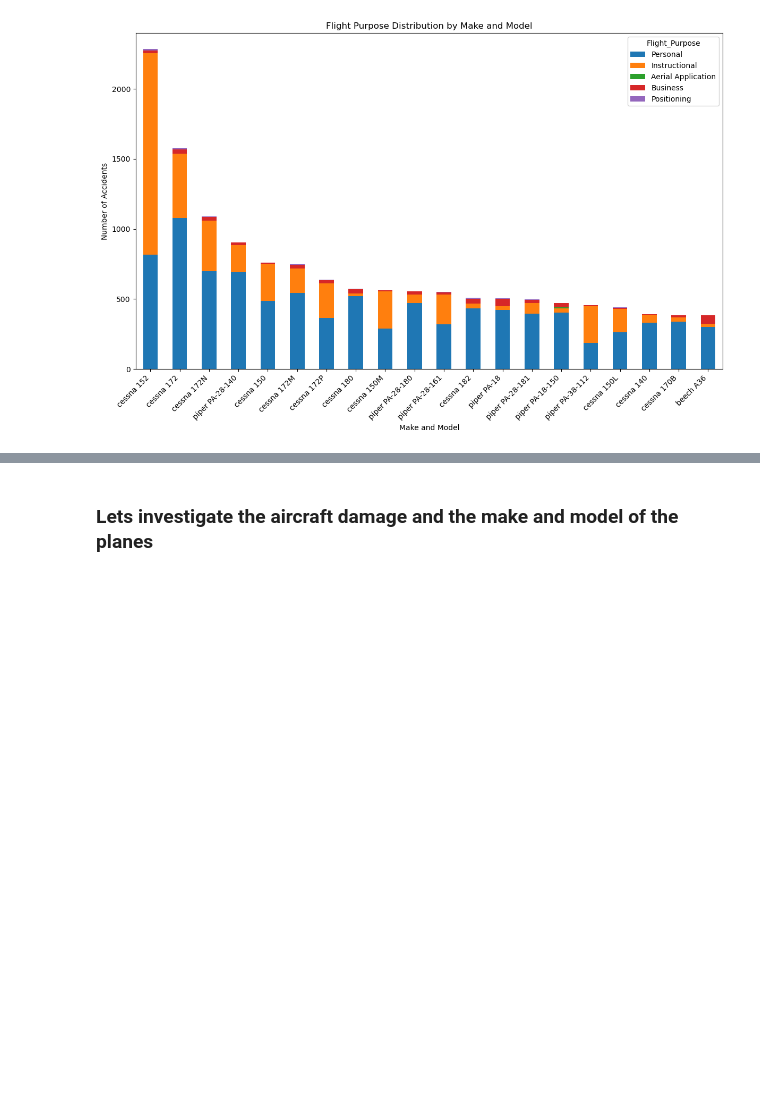
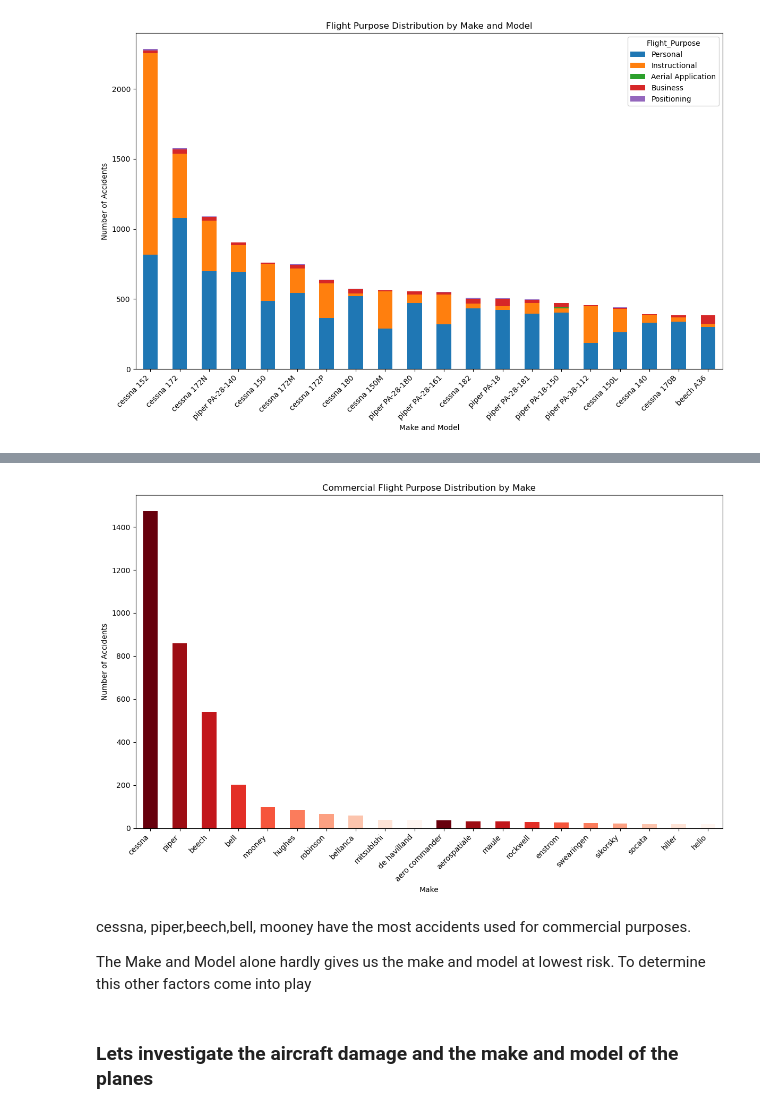
Before and after one commit to am-eric/EDA, a Jupyter notebook: EDA.ipynb, the cells around one changed output, grey strips where cells are left out. Drawn from its saved outputs; the diff is of its cells as text; code cells hidden in the pictures; blank space fills up the shorter version.

```diff
--- a/EDA.ipynb
+++ b/EDA.ipynb
@@ -433,0 +386,13 @@ From the distribution, the CESSNA and PIPER that have been involved in most acci
+# %%
+# group make and flight since make_model is not showing th several makes types
+make_flight = df_new.groupby(['Make','Flight_Purpose', 'Investigation_Type']).size().reset_index(name='Count')
+
+# filter make flight group to get top 5 flight purpose only
+make_flight = make_flight[make_flight['Flight_Purpose'].isin(['Business', 'Executive/corporate'])]
+
+# filter to show only Accidents
+make_flight = make_flight[make_flight['Investigation_Type'] == 'Accident']
+
+# sort values by count
+make_flight = make_flight.sort_values(by='Count', ascending=False)
+make_flight
@@ -433,0 +413,10 @@ From the distribution, the CESSNA and PIPER that have been involved in most acci
+# %%
+# Pivot the data for plotting
+make_flight_pivot = make_flight.pivot(index='Make', columns='Flight_Purpose', values='Count').fillna(0)
+
+# create count to bt able to sort by Count
+make_flight_pivot['Count'] = make_flight_pivot.sum(axis=1)
+
+#sort values by count
+make_flight_pivot = make_flight_pivot.sort_values(by='Count',ascending=False).drop(columns='Count')
+make_flight_pivot[:6]
@@ -433,0 +432,3 @@ From the distribution, the CESSNA and PIPER that have been involved in most acci
+# %%
+make_flight_pivot = make_flight_pivot['Business'] + make_flight_pivot['Executive/corporate']
+make_flight_pivot
@@ -434,3 +449,28 @@ From the distribution, the CESSNA and PIPER that have been involved in most acci
+# %%
+
+# Plotting and stacking the flightpurpose categories in a bar chart
+fig, ax = plt.subplots(figsize=(12, 8))
+
+# Getting a smooth color blend from 'RdYlBu' colormap
+colors = plt.cm.Reds(np.linspace(1, 0, len(make_flight_pivot.index[:10])))
+
+make_flight_pivot[:20].plot(kind='bar', stacked=True, ax=ax, color=colors)
+
+ax.set_xlabel('Make')
+ax.set_ylabel('Number of Accidents')
+ax.set_title('Commercial Flight Purpose Distribution by Make')
+plt.xticks(rotation=45, ha='right')
+
+plt.tight_layout()
+
+plt.show()
+# %% [output]
+[figure, added]
+# %% [markdown]
+cessna, piper,beech,bell, mooney have the most accidents used for commercial purposes.
+
+The Make and Model alone hardly gives us the make and model at lowest risk.
+To determine this other factors come into play
 # %% [markdown]
 ### Lets investigate the aircraft damage and the make and model of the planes
 # %%
```
Also changed, not shown: parts of 38 cells of this notebook.
